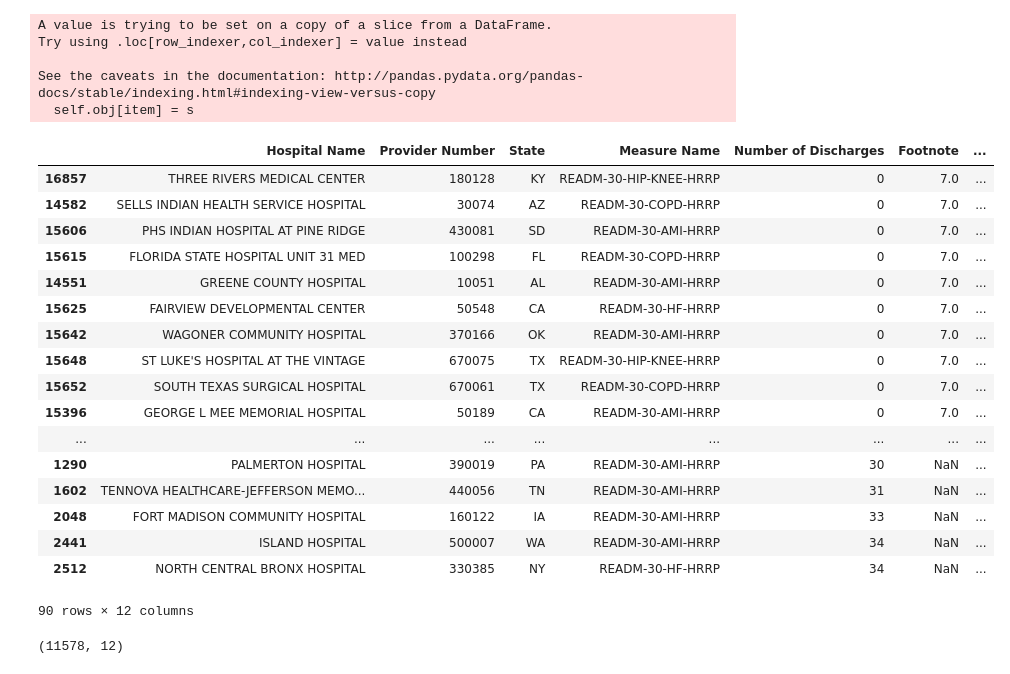
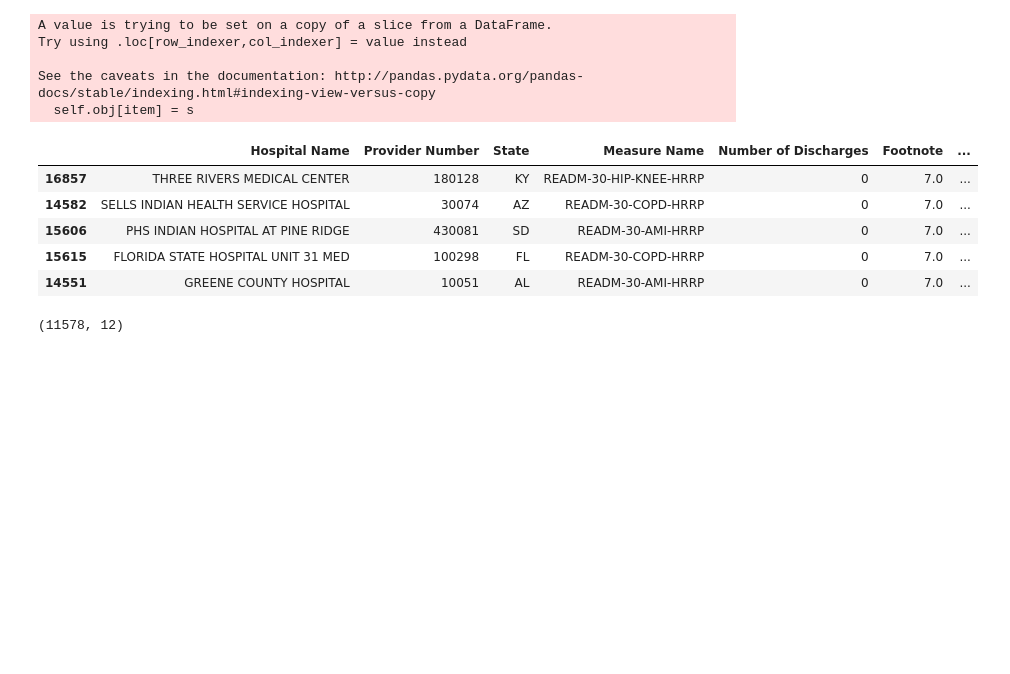
Before and after one commit to Mira2015/Intermediate_Data-_Science, a Jupyter notebook: sliderule_dsi_inferential_statistics_exercise_3.ipynb, the cells around one changed output. Saved outputs shown, nothing was run; the diff lists cells and outputs as text; code cells hidden in the pictures; blank space fills up the shorter version.

```diff
--- a/sliderule_dsi_inferential_statistics_exercise_3.ipynb
+++ b/sliderule_dsi_inferential_statistics_exercise_3.ipynb
@@ -56,26 +57,14 @@ Try using .loc[row_indexer,col_indexer] = value instead
 See the caveats in the documentation: http://pandas.pydata.org/pandas-docs/stable/indexing.html#indexing-view-versus-copy
   self.obj[item] = s
 # %%
-clean_df.head(90)
+clean_df.head()
 # %% [output]
 |  | Hospital Name | Provider Number | State | Measure Name | Number of Discharges | Footnote | ... |
 | 16857 | THREE RIVERS MEDICAL CENTER | 180128 | KY | READM-30-HIP-KNEE-HRRP | 0 | 7.0 | ... |
 | 14582 | SELLS INDIAN HEALTH SERVICE HOSPITAL | 30074 | AZ | READM-30-COPD-HRRP | 0 | 7.0 | ... |
 | 15606 | PHS INDIAN HOSPITAL AT PINE RIDGE | 430081 | SD | READM-30-AMI-HRRP | 0 | 7.0 | ... |
 | 15615 | FLORIDA STATE HOSPITAL UNIT 31 MED | 100298 | FL | READM-30-COPD-HRRP | 0 | 7.0 | ... |
 | 14551 | GREENE COUNTY HOSPITAL | 10051 | AL | READM-30-AMI-HRRP | 0 | 7.0 | ... |
-| 15625 | FAIRVIEW DEVELOPMENTAL CENTER | 50548 | CA | READM-30-HF-HRRP | 0 | 7.0 | ... |
-| 15642 | WAGONER COMMUNITY HOSPITAL | 370166 | OK | READM-30-AMI-HRRP | 0 | 7.0 | ... |
-| 15648 | ST LUKE'S HOSPITAL AT THE VINTAGE | 670075 | TX | READM-30-HIP-KNEE-HRRP | 0 | 7.0 | ... |
-| 15652 | SOUTH TEXAS SURGICAL HOSPITAL | 670061 | TX | READM-30-COPD-HRRP | 0 | 7.0 | ... |
-| 15396 | GEORGE L MEE MEMORIAL HOSPITAL | 50189 | CA | READM-30-AMI-HRRP | 0 | 7.0 | ... |
-| ... | ... | ... | ... | ... | ... | ... | ... |
-| 1290 | PALMERTON HOSPITAL | 390019 | PA | READM-30-AMI-HRRP | 30 | NaN | ... |
-| 1602 | TENNOVA HEALTHCARE-JEFFERSON MEMO... | 440056 | TN | READM-30-AMI-HRRP | 31 | NaN | ... |
-| 2048 | FORT MADISON COMMUNITY HOSPITAL | 160122 | IA | READM-30-AMI-HRRP | 33 | NaN | ... |
-| 2441 | ISLAND HOSPITAL | 500007 | WA | READM-30-AMI-HRRP | 34 | NaN | ... |
-| 2512 | NORTH CENTRAL BRONX HOSPITAL | 330385 | NY | READM-30-HF-HRRP | 34 | NaN | ... |
-90 rows × 12 columns
 # %%
 clean_df.shape
 # %% [output]
```
Also changed, not shown: parts of 13 cells of this notebook, 1 other file.
